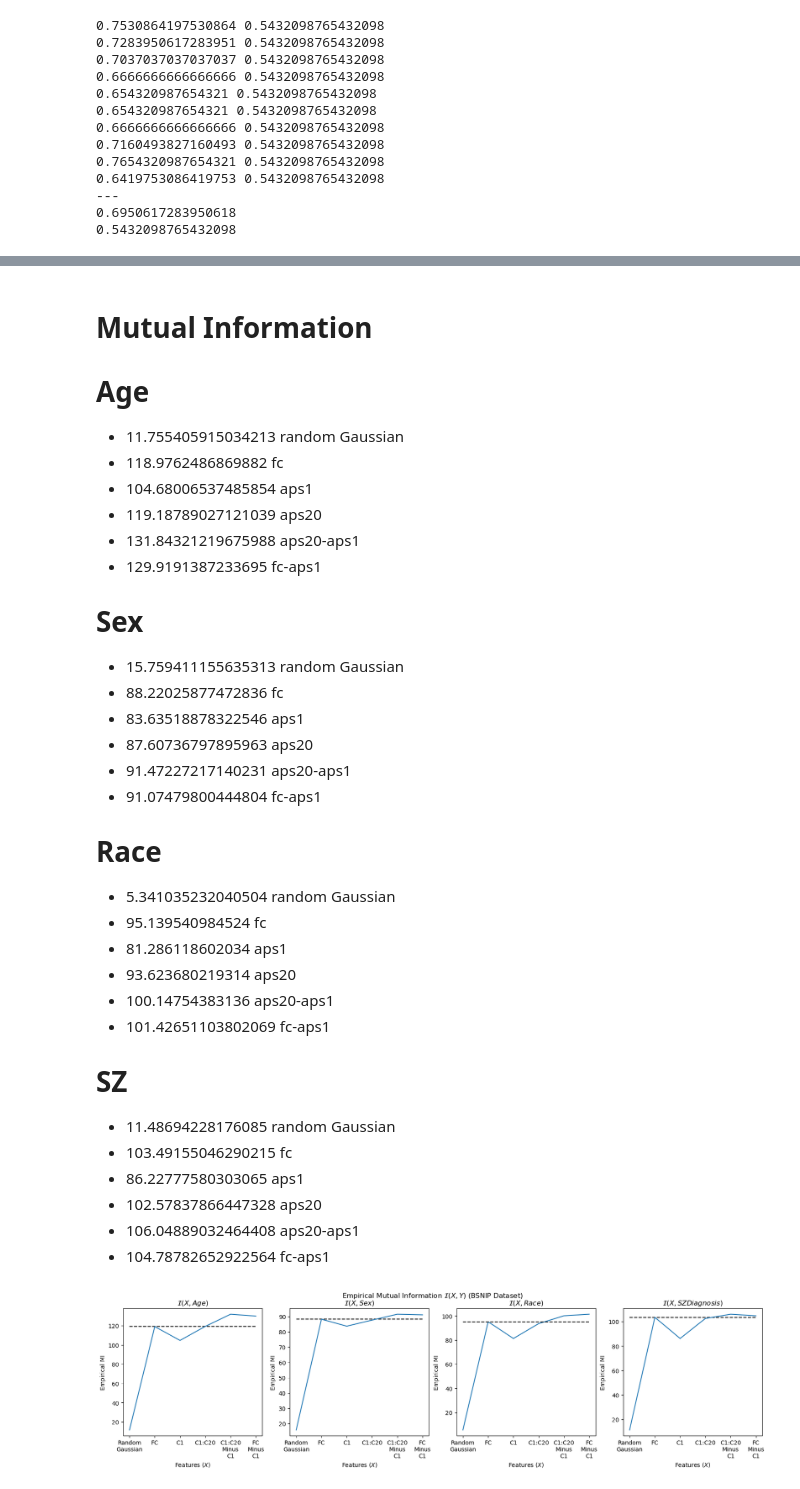
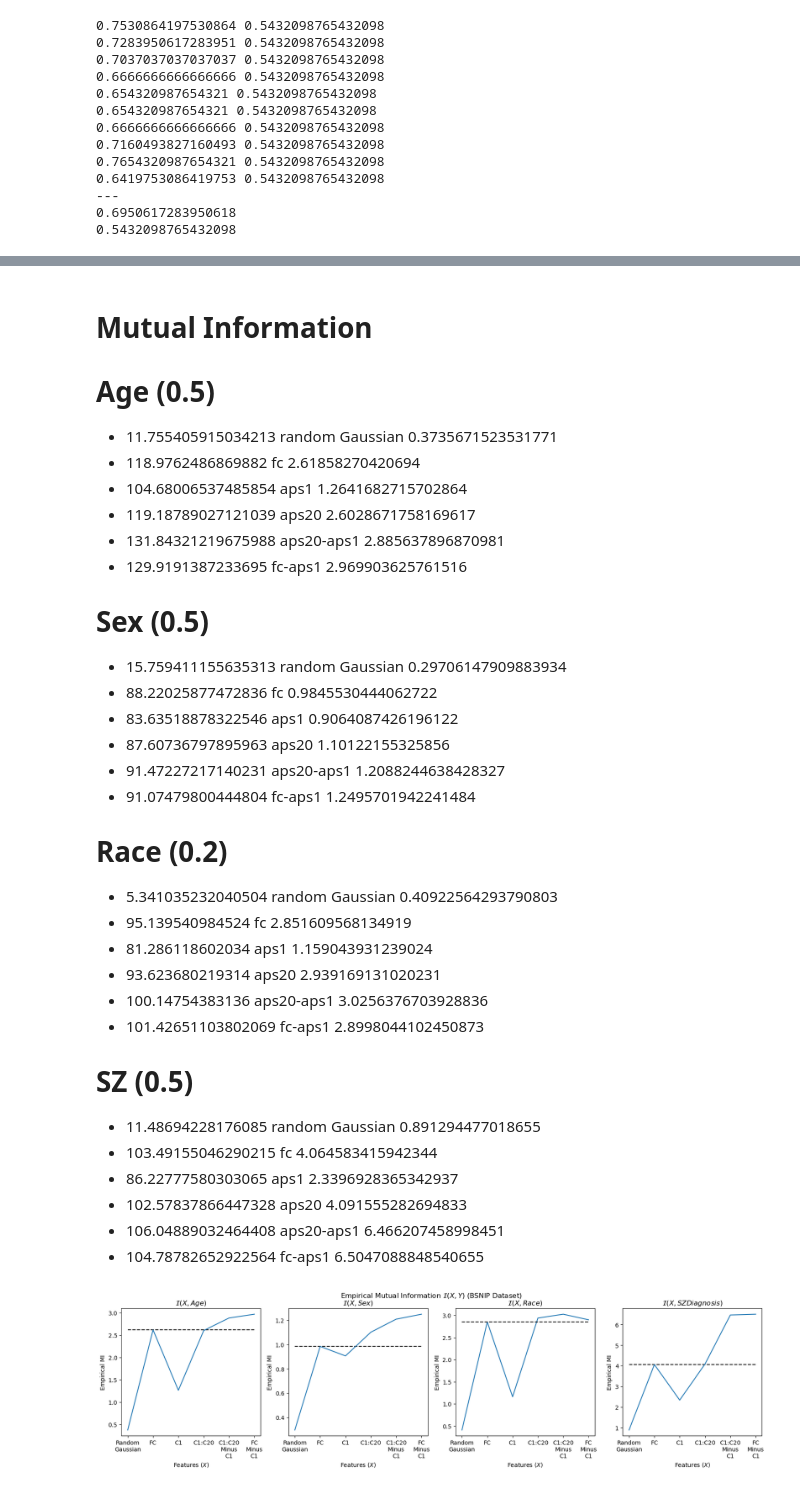
Before and after one commit to aorliche/PNC, a Jupyter notebook: ContrastiveLearning/CL6BSNIP_CheckLogistic.ipynb, the cells around one changed output, grey strips where cells are left out. Drawn from its saved outputs; the diff is of its cells as text; code cells hidden in the pictures.

```diff
--- a/ContrastiveLearning/CL6BSNIP_CheckLogistic.ipynb
+++ b/ContrastiveLearning/CL6BSNIP_CheckLogistic.ipynb
@@ -158,75 +154,75 @@ nx, ny, nxy
 # %% [markdown]
 # Mutual Information
 
-# Age
-- 11.755405915034213 random Gaussian
-- 118.9762486869882 fc
-- 104.68006537485854 aps1
-- 119.18789027121039 aps20
-- 131.84321219675988 aps20-aps1
-- 129.9191387233695 fc-aps1
+# Age (0.5)
+- 11.755405915034213 random Gaussian 0.3735671523531771
+- 118.9762486869882 fc 2.61858270420694
+- 104.68006537485854 aps1 1.2641682715702864
+- 119.18789027121039 aps20 2.6028671758169617
+- 131.84321219675988 aps20-aps1 2.885637896870981
+- 129.9191387233695 fc-aps1 2.969903625761516
 
-# Sex
-- 15.759411155635313 random Gaussian
-- 88.22025877472836 fc
-- 83.63518878322546 aps1
-- 87.60736797895963 aps20
-- 91.47227217140231 aps20-aps1
-- 91.07479800444804 fc-aps1
+# Sex (0.5)
+- 15.759411155635313 random Gaussian 0.29706147909883934
+- 88.22025877472836 fc 0.9845530444062722
+- 83.63518878322546 aps1 0.9064087426196122
+- 87.60736797895963 aps20 1.10122155325856
+- 91.47227217140231 aps20-aps1 1.2088244638428327
+- 91.07479800444804 fc-aps1 1.2495701942241484
 
-# Race
-- 5.341035232040504 random Gaussian
-- 95.139540984524 fc
-- 81.286118602034 aps1
-- 93.623680219314 aps20
-- 100.14754383136 aps20-aps1
-- 101.42651103802069 fc-aps1
+# Race (0.2)
+- 5.341035232040504 random Gaussian 0.40922564293790803
+- 95.139540984524 fc 2.851609568134919
+- 81.286118602034 aps1 1.159043931239024
+- 93.623680219314 aps20 2.939169131020231
+- 100.14754383136 aps20-aps1 3.0256376703928836
+- 101.42651103802069 fc-aps1 2.8998044102450873
 
-# SZ
-- 11.48694228176085 random Gaussian
-- 103.49155046290215 fc
-- 86.22777580303065 aps1
-- 102.57837866447328 aps20
-- 106.04889032464408 aps20-aps1
-- 104.78782652922564 fc-aps1
+# SZ (0.5)
+- 11.48694228176085 random Gaussian 0.891294477018655
+- 103.49155046290215 fc 4.064583415942344
+- 86.22777580303065 aps1 2.3396928365342937
+- 102.57837866447328 aps20 4.091555282694833
+- 106.04889032464408 aps20-aps1 6.466207458998451
+- 104.78782652922564 fc-aps1 6.5047088848540655
 # %%
 import matplotlib.pyplot as plt
 
 fig, ax = plt.subplots(1,4,figsize=(20,4))
 
-age = [11.755405915034213, 118.9762486869882, 104.68006537485854, 119.18789027121039, 131.84321219675988, 129.9191387233695]
-sex = [15.759411155635313, 88.22025877472836, 83.63518878322546, 87.60736797895963, 91.47227217140231, 91.07479800444804]
-race = [5.341035232040504, 95.139540984524, 81.286118602034, 93.623680219314, 100.14754383136, 101.42651103802069]
-sz = [11.48694228176085, 103.49155046290215, 86.22777580303065, 102.57837866447328, 106.04889032464408, 104.78782652922564]
+age = [0.3735671523531771, 2.61858270420694, 1.2641682715702864, 2.6028671758169617, 2.885637896870981, 2.969903625761516]
+sex = [0.29706147909883934, 0.9845530444062722, 0.9064087426196122, 1.10122155325856, 1.2088244638428327, 1.2495701942241484]
+race = [0.40922564293790803, 2.851609568134919, 1.159043931239024, 2.939169131020231, 3.0256376703928836, 2.8998044102450873]
+sz = [0.891294477018655, 4.064583415942344, 2.3396928365342937, 4.091555282694833, 6.466207458998451, 6.5047088848540655]
 
 labels = ['Random\nGaussian', 'FC', 'C1', 'C1:C20', 'C1:C20\nMinus\nC1', 'FC\nMinus\nC1']
 
 ax[0].plot([0,5],[age[1],age[1]],linestyle='--',color='black')
 ax[0].plot(labels, age)
 ax[0].set_title('$\\mathcal{I}(X,Age)$')
 ax[0].set_xlabel('Features ($X$)')
 ax[0].set_ylabel('Empirical MI')
 
 ax[1].plot([0,5],[sex[1],sex[1]],linestyle='--',color='black')
 ax[1].plot(labels, sex)
 ax[1].set_title('$\\mathcal{I}(X,Sex)$')
 ax[1].set_xlabel('Features ($X$)')
 ax[1].set_ylabel('Empirical MI')
 
 ax[2].plot(labels, race)
 ax[2].plot([0,5],[race[1],race[1]],linestyle='--',color='black')
 ax[2].set_title('$\\mathcal{I}(X,Race)$')
 ax[2].set_xlabel('Features ($X$)')
 ax[2].set_ylabel('Empirical MI')
 
 ax[3].plot([0,5],[sz[1],sz[1]],linestyle='--',color='black')
 ax[3].plot(labels, sz)
 ax[3].set_title('$\\mathcal{I}(X,SZ Diagnosis)$')
 ax[3].set_xlabel('Features ($X$)')
 ax[3].set_ylabel('Empirical MI')
 
 fig.suptitle('Empirical Mutual Information $\\mathcal{I}(X,Y)$ (BSNIP Dataset)')
 fig.show()
 fig.savefig('/home/anton/Documents/Tulane/Research/Work/ContrastiveLearning/mutual_info_graph.pdf')
 # %% [output]
-[figure, old version]
+[figure, new version]
```
Also changed, not shown: parts of 2 cells of this notebook, 4 other files.
